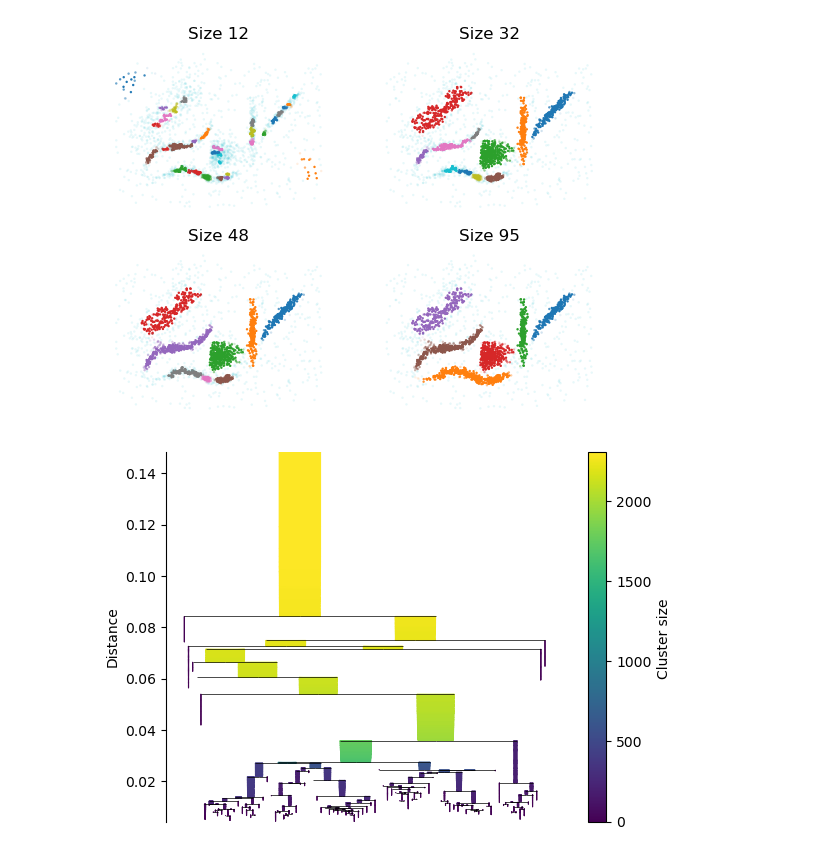
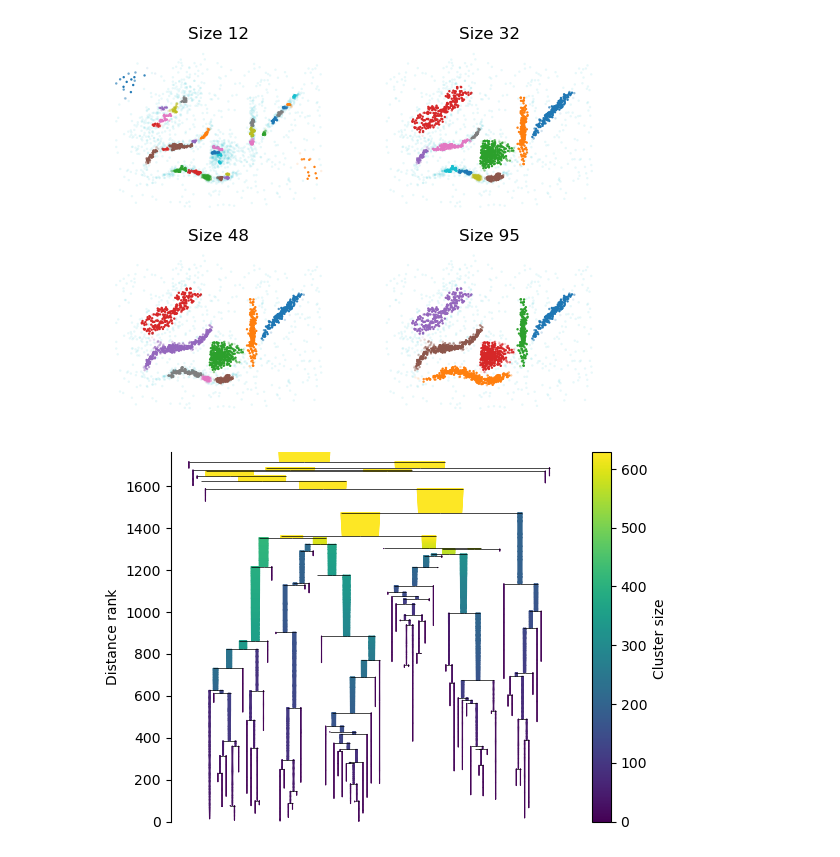
Before and after one commit to JelmerBot/plscan, a Jupyter notebook: docs/notebook.ipynb, the cells around one changed output. Saved outputs shown, nothing was run; the diff lists cells and outputs as text; code cells hidden in the pictures.

```diff
--- a/docs/notebook.ipynb
+++ b/docs/notebook.ipynb
@@ -11,8 +27,8 @@ data = np.load("data.npy")
 # %%
 from plscan import PLSCAN
 
-
-c = PLSCAN(min_cluster_size=5.0).fit(mst)
+# the input contains k=5 mutual reachability distance!
+c = PLSCAN(min_cluster_size=5.0).fit(mst, data.shape[0])
 plt.scatter(
     *data.T,
     c=c.labels_ % 10,
@@ -65,10 +81,10 @@ plt.show()
 # %% [output]
 [figure]
 # %%
-c.condensed_tree_.plot(distance_ranks=False)
+c.condensed_tree_.plot()
 plt.show()
 # %% [output]
-[figure, old version]
+[figure, new version]
 # %%
 from plscan.api import *
 
```
Also changed, not shown: parts of 12 cells of this notebook, 17 other files.
